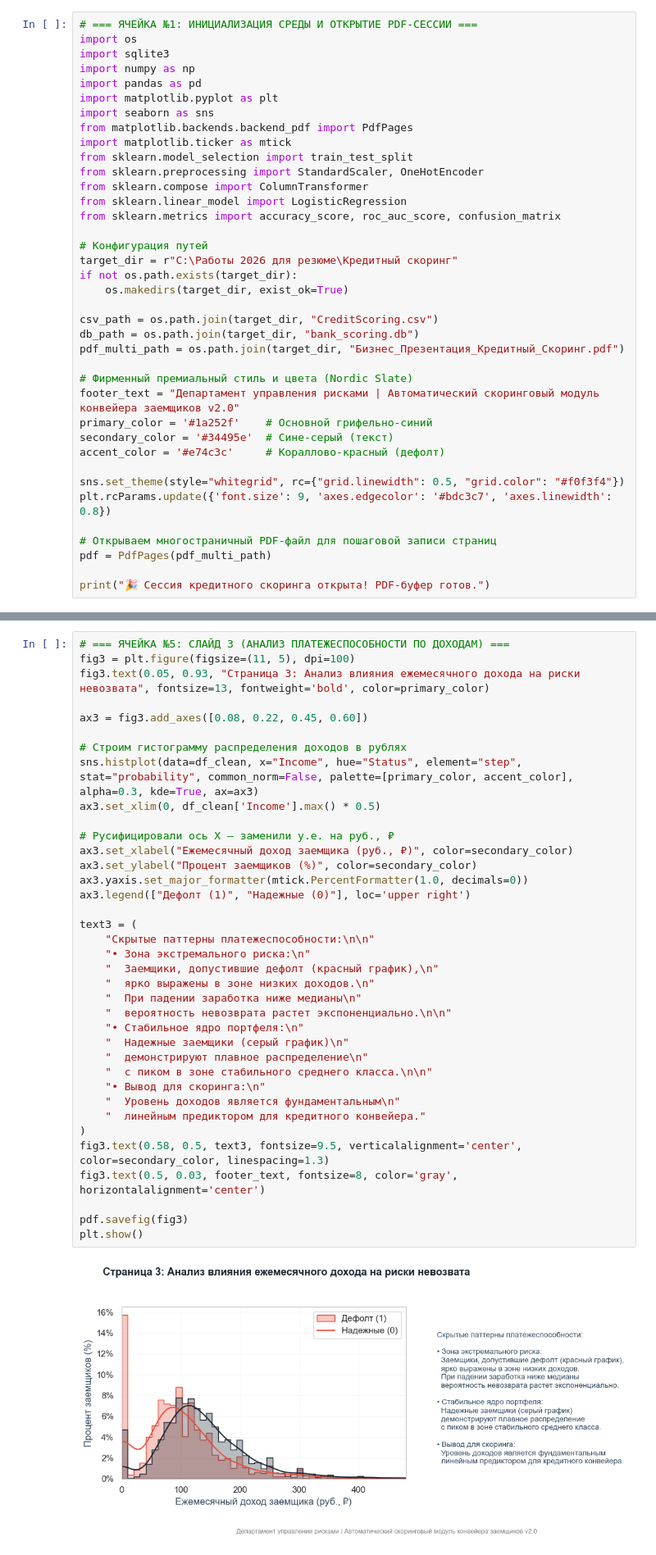
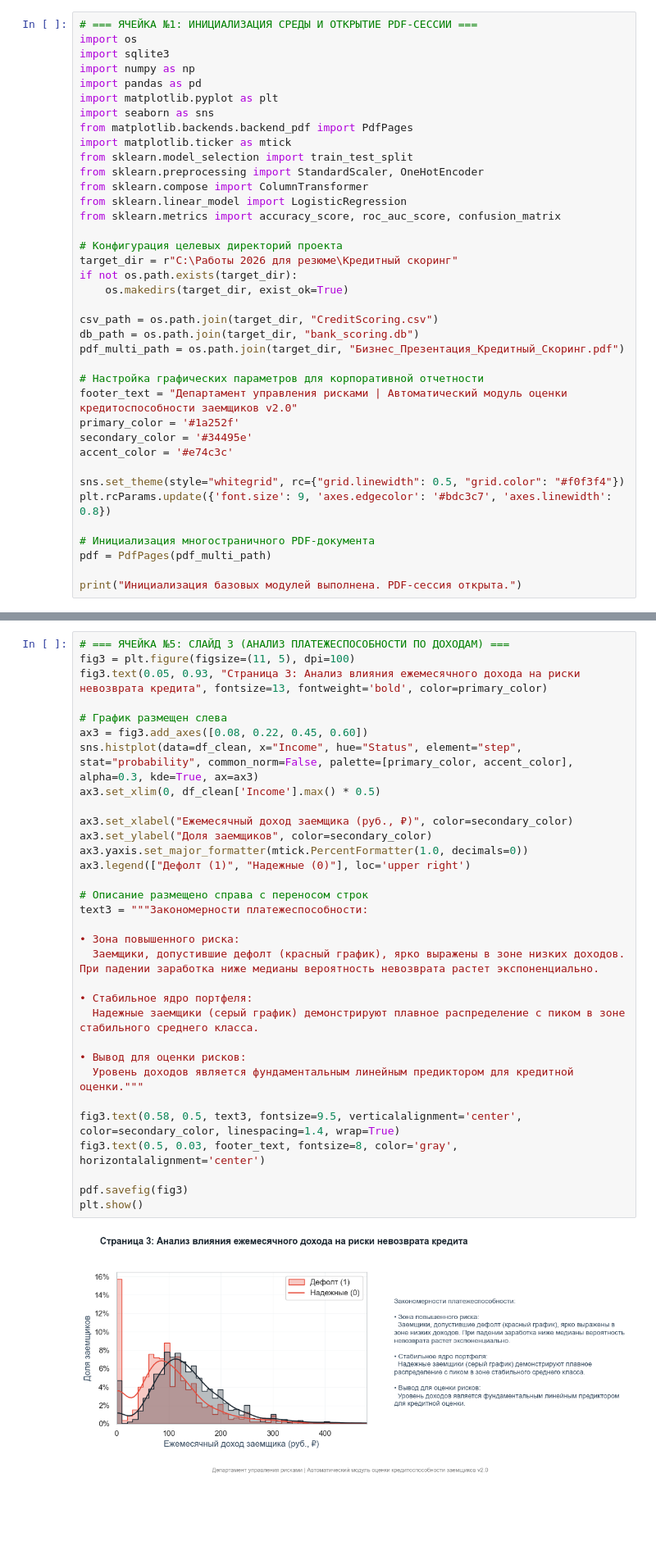
Before and after one commit to Popenkov-S-V/bank-credit-scoring-ai, a Jupyter notebook: CreditScoring.ipynb, the cells around one changed output, grey strips where cells are left out. Shown at 82% size. Cells and saved outputs as stored; diff of their text form; blank space fills up the shorter version.

```diff
--- a/CreditScoring.ipynb
+++ b/CreditScoring.ipynb
@@ -14,7 +14,7 @@ from sklearn.compose import ColumnTransformer
 from sklearn.linear_model import LogisticRegression
 from sklearn.metrics import accuracy_score, roc_auc_score, confusion_matrix
 
-# Конфигурация путей
+# Конфигурация целевых директорий проекта
 target_dir = r"C:\Работы 2026 для резюме\Кредитный скоринг"
 if not os.path.exists(target_dir):
     os.makedirs(target_dir, exist_ok=True)
@@ -23,17 +23,17 @@ csv_path = os.path.join(target_dir, "CreditScoring.csv")
 db_path = os.path.join(target_dir, "bank_scoring.db")
 pdf_multi_path = os.path.join(target_dir, "Бизнес_Презентация_Кредитный_Скоринг.pdf")
 
-# Фирменный премиальный стиль и цвета (Nordic Slate)
-footer_text = "Департамент управления рисками | Автоматический скоринговый модуль конвейера заемщиков v2.0"
-primary_color = '#1a252f'    # Основной грифельно-синий
-secondary_color = '#34495e'  # Сине-серый (текст)
-accent_color = '#e74c3c'     # Кораллово-красный (дефолт)
+# Настройка графических параметров для корпоративной отчетности
+footer_text = "Департамент управления рисками | Автоматический модуль оценки кредитоспособности заемщиков v2.0"
+primary_color = '#1a252f'
+secondary_color = '#34495e'
+accent_color = '#e74c3c'
 
 sns.set_theme(style="whitegrid", rc={"grid.linewidth": 0.5, "grid.color": "#f0f3f4"})
 plt.rcParams.update({'font.size': 9, 'axes.edgecolor': '#bdc3c7', 'axes.linewidth': 0.8})
 
-# Открываем многостраничный PDF-файл для пошаговой записи страниц
+# Инициализация многостраничного PDF-документа
 pdf = PdfPages(pdf_multi_path)
 
-print("🎉 Сессия кредитного скоринга открыта! PDF-буфер готов.")
+print("Инициализация базовых модулей выполнена. PDF-сессия открыта.")
 # %% [output]
@@ -132,41 +135,36 @@ plt.show()
 # %%
 # === ЯЧЕЙКА №5: СЛАЙД 3 (АНАЛИЗ ПЛАТЕЖЕСПОСОБНОСТИ ПО ДОХОДАМ) ===
 fig3 = plt.figure(figsize=(11, 5), dpi=100)
-fig3.text(0.05, 0.93, "Страница 3: Анализ влияния ежемесячного дохода на риски невозвата", fontsize=13, fontweight='bold', color=primary_color)
+fig3.text(0.05, 0.93, "Страница 3: Анализ влияния ежемесячного дохода на риски невозврата кредита", fontsize=13, fontweight='bold', color=primary_color)
 
+# График размещен слева
 ax3 = fig3.add_axes([0.08, 0.22, 0.45, 0.60])
-
-# Строим гистограмму распределения доходов в рублях
 sns.histplot(data=df_clean, x="Income", hue="Status", element="step", stat="probability", common_norm=False, palette=[primary_color, accent_color], alpha=0.3, kde=True, ax=ax3)
 ax3.set_xlim(0, df_clean['Income'].max() * 0.5)
 
-# Русифицировали ось X — заменили у.е. на руб., ₽
 ax3.set_xlabel("Ежемесячный доход заемщика (руб., ₽)", color=secondary_color)
-ax3.set_ylabel("Процент заемщиков (%)", color=secondary_color)
+ax3.set_ylabel("Доля заемщиков", color=secondary_color)
 ax3.yaxis.set_major_formatter(mtick.PercentFormatter(1.0, decimals=0))
 ax3.legend(["Дефолт (1)", "Надежные (0)"], loc='upper right')
 
-text3 = (
-    "Скрытые паттерны платежеспособности:\n\n"
-    "• Зона экстремального риска:\n"
-    "  Заемщики, допустившие дефолт (красный график),\n"
-    "  ярко выражены в зоне низких доходов.\n"
-    "  При падении заработка ниже медианы\n"
-    "  вероятность невозврата растет экспоненциально.\n\n"
-    "• Стабильное ядро портфеля:\n"
-    "  Надежные заемщики (серый график)\n"
-    "  демонстрируют плавное распределение\n"
-    "  с пиком в зоне стабильного среднего класса.\n\n"
-    "• Вывод для скоринга:\n"
-    "  Уровень доходов является фундаментальным\n"
-    "  линейным предиктором для кредитного конвейера."
-)
-fig3.text(0.58, 0.5, text3, fontsize=9.5, verticalalignment='center', color=secondary_color, linespacing=1.3)
+# Описание размещено справа с переносом строк
+text3 = """Закономерности платежеспособности:
+
+• Зона повышенного риска:
+  Заемщики, допустившие дефолт (красный график), ярко выражены в зоне низких доходов. При падении заработка ниже медианы вероятность невозврата растет экспоненциально.
+
+• Стабильное ядро портфеля:
+  Надежные заемщики (серый график) демонстрируют плавное распределение с пиком в зоне стабильного среднего класса.
+
+• Вывод для оценки рисков:
+  Уровень доходов является фундаментальным линейным предиктором для кредитной оценки."""
+
+fig3.text(0.58, 0.5, text3, fontsize=9.5, verticalalignment='center', color=secondary_color, linespacing=1.4, wrap=True)
 fig3.text(0.5, 0.03, footer_text, fontsize=8, color='gray', horizontalalignment='center')
 
 pdf.savefig(fig3)
 plt.show()
 # %% [output]
-[figure, old version]
+[figure, new version]
 # %%
 # === ЯЧЕЙКА №6: СЛАЙД 4 (ДЕМОГРАФИЧЕСКИЙ АНАЛИЗ ПО ВОЗРАСТАМ) ===
```
Also changed, not shown: parts of 8 cells of this notebook, 1 other file.
